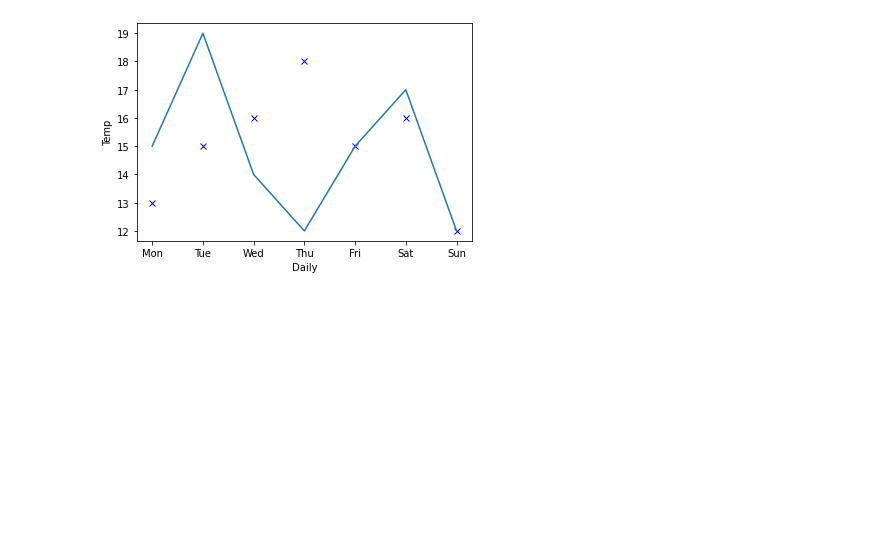
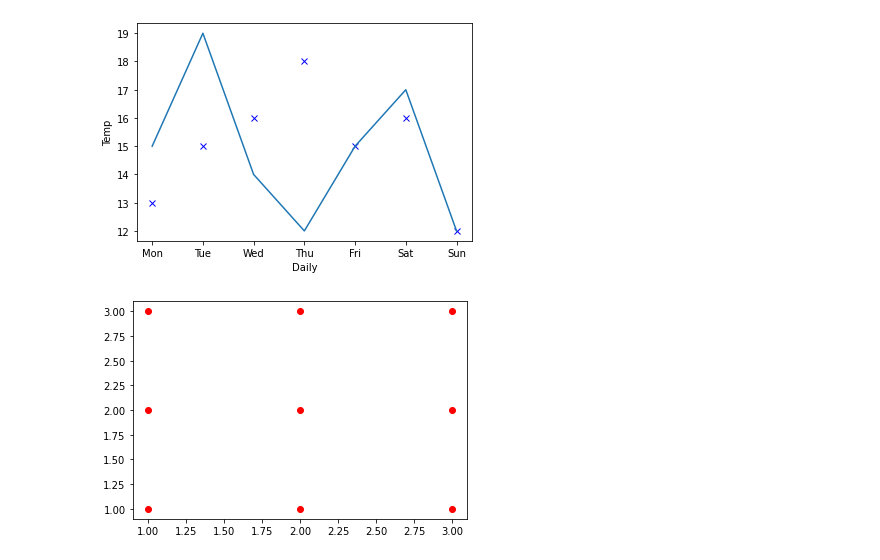
Before and after one commit to cgjeong23/data-analysis-visualization, a Jupyter notebook: Analysis & Visualization/matplotlib_practice.ipynb, the cells around one changed output. Drawn from its saved outputs; the diff is of its cells as text; code cells hidden in the pictures; blank space fills up the shorter version.

```diff
--- a/Analysis & Visualization/matplotlib_practice.ipynb
+++ b/Analysis & Visualization/matplotlib_practice.ipynb
@@ -35,3 +35,14 @@ plt.plot(x,y2, label = 'Night')
 # %% [output]
 [<matplotlib.lines.Line2D at 0x...>]
 [figure]
+# %%
+import numpy as np
+import matplotlib.pyplot as plt
+
+points = np.array([[1,1],[1,2],[1,3],[2,1],[2,2],[2,3],[3,1],[3,2],[3,3]])
+
+plt.plot(points[:,0], points[:,1], "ro")
+
+plt.show()
+# %% [output]
+[figure, added]
```
Also changed, not shown: parts of 4 cells of this notebook, 15 other files.
